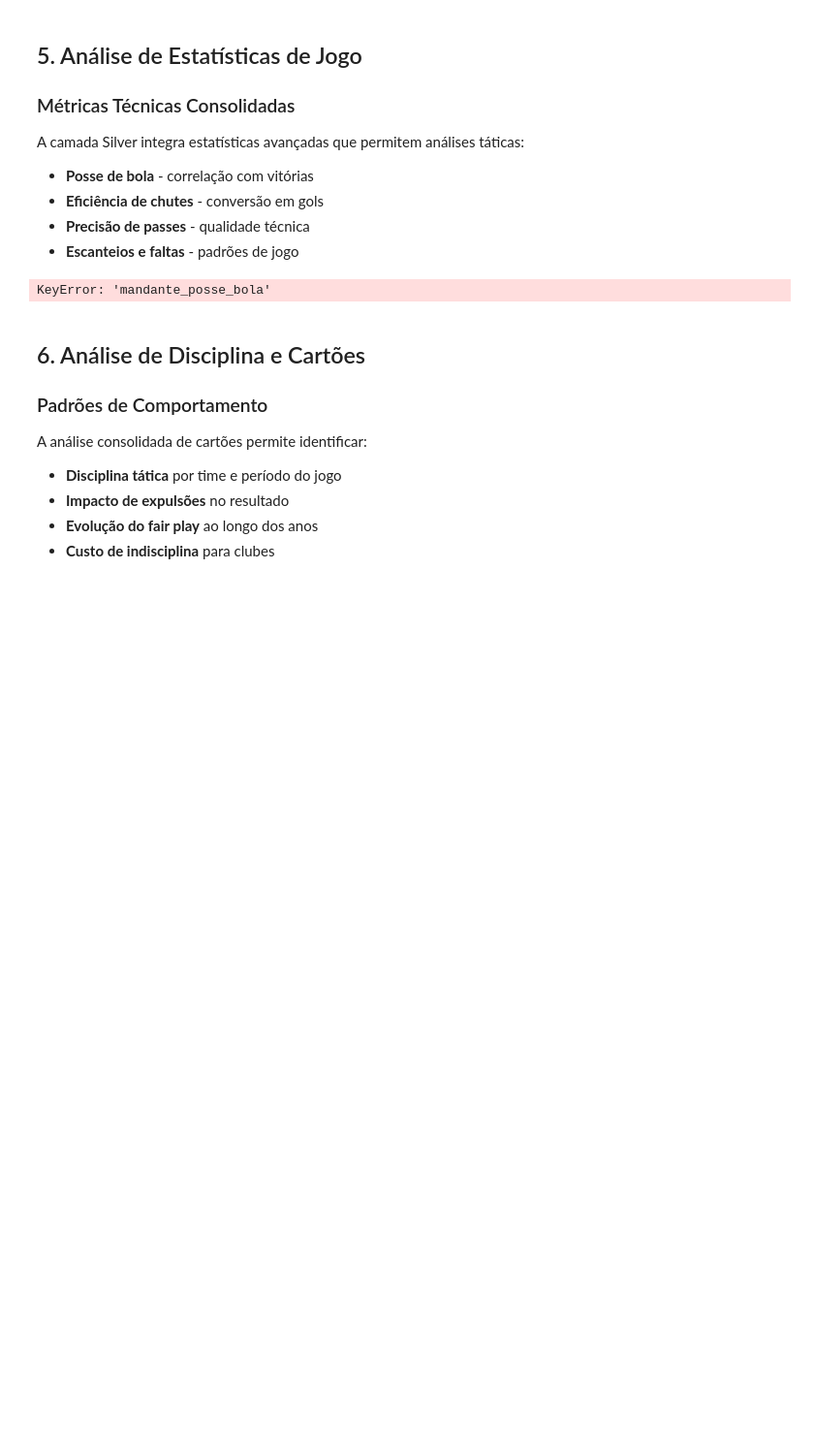
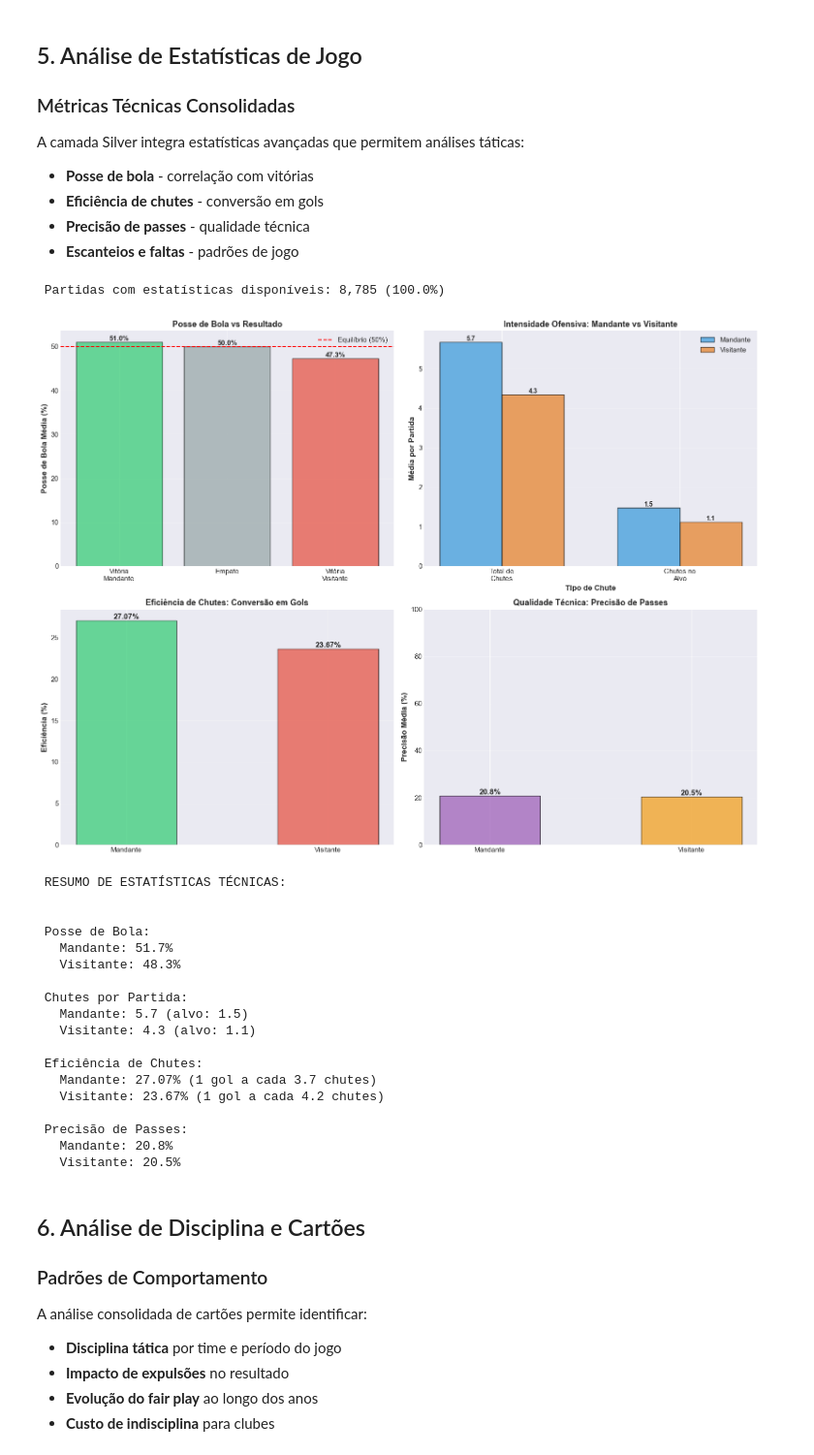
Before and after one commit to Nicollaxs/Campeonato-Brasileiro-de-futebol, a Jupyter notebook: Data Layer/silver/analytics.ipynb, the cells around one changed output. Shown at 97% size. Saved outputs shown, nothing was run; the diff lists cells and outputs as text; code cells hidden in the pictures; blank space fills up the shorter version.

```diff
--- a/Data Layer/silver/analytics.ipynb
+++ b/Data Layer/silver/analytics.ipynb
@@ -586,31 +676,34 @@ A camada Silver integra estatísticas avançadas que permitem análises táticas
 - **Precisão de passes** - qualidade técnica
 - **Escanteios e faltas** - padrões de jogo
 # %%
-# Filtrar partidas com estatísticas disponíveis
-df_stats = df[(df['mandante_posse_bola'].notna()) & (df['mandante_chutes'].notna())].copy()
+import matplotlib.pyplot as plt
+import numpy as np
+
+# 1. Filtrar partidas (Corrigido para 'mandante_posse_de_bola')
+df_stats = df[(df['mandante_posse_de_bola'].notna()) & (df['mandante_chutes'].notna())].copy()
 
 print(f" Partidas com estatísticas disponíveis: {len(df_stats):,} ({len(df_stats)/len(df)*100:.1f}%)")
 
-# Análise de posse de bola vs resultado
+# 2. Análise de posse (Corrigido para ter '_de_')
 df_stats['posse_vencedor'] = df_stats.apply(
-    lambda row: row['mandante_posse_bola'] if row['tipo_resultado'] == 'Vitória Mandante'
-                else row['visitante_posse_bola'] if row['tipo_resultado'] == 'Vitória Visitante'
-                else (row['mandante_posse_bola'] + row['visitante_posse_bola']) / 2,
+    lambda row: row['mandante_posse_de_bola'] if row['tipo_resultado'] == 'Vitória Mandante'
+                else row['visitante_posse_de_bola'] if row['tipo_resultado'] == 'Vitória Visitante'
+                else (row['mandante_posse_de_bola'] + row['visitante_posse_de_bola']) / 2,
     axis=1
 )
 
-# Eficiência de chutes
+# 3. Eficiência de chutes
 df_stats['eficiencia_chutes_mandante'] = (df_stats['mandante_placar'] / df_stats['mandante_chutes'] * 100).fillna(0)
 df_stats['eficiencia_chutes_visitante'] = (df_stats['visitante_placar'] / df_stats['visitante_chutes'] * 100).fillna(0)
 
-# Estatísticas médias
+# 4. Estatísticas médias (Corrigido nomes de posse e chutes no alvo)
 medias_gerais = {
-    'Posse Mandante': df_stats['mandante_posse_bola'].mean(),
-    'Posse Visitante': df_stats['visitante_posse_bola'].mean(),
+    'Posse Mandante': df_stats['mandante_posse_de_bola'].mean(),
+    'Posse Visitante': df_stats['visitante_posse_de_bola'].mean(),
     'Chutes Mandante': df_stats['mandante_chutes'].mean(),
     'Chutes Visitante': df_stats['visitante_chutes'].mean(),
-    'Chutes Alvo Mandante': df_stats['mandante_chutes_alvo'].mean(),
-    'Chutes Alvo Visitante': df_stats['visitante_chutes_alvo'].mean(),
+    'Chutes Alvo Mandante': df_stats['mandante_chutes_no_alvo'].mean(),
+    'Chutes Alvo Visitante': df_stats['visitante_chutes_no_alvo'].mean(),
     'Precisão Passes Mandante': df_stats['mandante_precisao_passes'].mean(),
     'Precisão Passes Visitante': df_stats['visitante_precisao_passes'].mean()
 }
@@ -618,16 +711,16 @@ medias_gerais = {
 # Visualizações
 fig, axes = plt.subplots(2, 2, figsize=(16, 12))
 
-# 1. Posse de bola por tipo de resultado
+# Gráfico 1: Posse de bola
 tipos_resultado = ['Vitória Mandante', 'Empate', 'Vitória Visitante']
 posse_por_resultado = []
 for tipo in tipos_resultado:
     if tipo == 'Vitória Mandante':
-        posse = df_stats[df_stats['tipo_resultado'] == tipo]['mandante_posse_bola'].mean()
+        posse = df_stats[df_stats['tipo_resultado'] == tipo]['mandante_posse_de_bola'].mean()
     elif tipo == 'Vitória Visitante':
-        posse = df_stats[df_stats['tipo_resultado'] == tipo]['visitante_posse_bola'].mean()
+        posse = df_stats[df_stats['tipo_resultado'] == tipo]['visitante_posse_de_bola'].mean()
     else:
-        posse = df_stats[df_stats['tipo_resultado'] == tipo][['mandante_posse_bola', 'visitante_posse_bola']].mean().mean()
+        posse = df_stats[df_stats['tipo_resultado'] == tipo][['mandante_posse_de_bola', 'visitante_posse_de_bola']].mean().mean()
     posse_por_resultado.append(posse)
 
 cores_resultado = ['#2ecc71', '#95a5a6', '#e74c3c']
@@ -635,7 +728,7 @@ bars1 = axes[0, 0].bar(range(len(tipos_resultado)), posse_por_resultado, color=c
 axes[0, 0].set_xticks(range(len(tipos_resultado)))
 axes[0, 0].set_xticklabels(['Vitória\nMandante', 'Empate', 'Vitória\nVisitante'])
 axes[0, 0].set_ylabel('Posse de Bola Média (%)', fontweight='bold')
-axes[0, 0].set_title('Posse de Bola vs Resultado: A Posse Define o Jogo?', fontweight='bold', fontsize=13)
+axes[0, 0].set_title('Posse de Bola vs Resultado', fontweight='bold', fontsize=13)
 axes[0, 0].grid(axis='y', alpha=0.3)
 axes[0, 0].axhline(y=50, color='red', linestyle='--', linewidth=1.5, label='Equilíbrio (50%)')
 axes[0, 0].legend()
@@ -645,10 +738,10 @@ for bar, valor in zip(bars1, posse_por_resultado):
     axes[0, 0].text(bar.get_x() + bar.get_width()/2., height,
                    f'{valor:.1f}%', ha='center', va='bottom', fontweight='bold', fontsize=11)
 
-# 2. Comparação de chutes mandante vs visitante
+# Gráfico 2: Comparação de chutes (Corrigido para 'chutes_no_alvo')
 categorias_chutes = ['Total de\nChutes', 'Chutes no\nAlvo']
-mandante_chutes = [df_stats['mandante_chutes'].mean(), df_stats['mandante_chutes_alvo'].mean()]
-visitante_chutes = [df_stats['visitante_chutes'].mean(), df_stats['visitante_chutes_alvo'].mean()]
+mandante_chutes = [df_stats['mandante_chutes'].mean(), df_stats['mandante_chutes_no_alvo'].mean()]
+visitante_chutes = [df_stats['visitante_chutes'].mean(), df_stats['visitante_chutes_no_alvo'].mean()]
 
 x_pos = np.arange(len(categorias_chutes))
 width = 0.35
@@ -670,7 +763,7 @@ for bars in [bars2, bars3]:
         axes[0, 1].text(bar.get_x() + bar.get_width()/2., height,
                        f'{height:.1f}', ha='center', va='bottom', fontweight='bold', fontsize=10)
 
-# 3. Eficiência de chutes (gols/chutes)
+# Gráfico 3: Eficiência
 efic_mandante = (df_stats['mandante_placar'].sum() / df_stats['mandante_chutes'].sum() * 100)
 efic_visitante = (df_stats['visitante_placar'].sum() / df_stats['visitante_chutes'].sum() * 100)
 
@@ -688,7 +781,7 @@ for bar, valor in zip(bars4, eficiencias):
     axes[1, 0].text(bar.get_x() + bar.get_width()/2., height,
                    f'{valor:.2f}%', ha='center', va='bottom', fontweight='bold', fontsize=12)
 
-# 4. Precisão de passes
+# Gráfico 4: Precisão de passes
 prec_mandante = df_stats['mandante_precisao_passes'].mean()
 prec_visitante = df_stats['visitante_precisao_passes'].mean()
 
@@ -698,36 +791,54 @@ precisoes = [prec_mandante, prec_visitante]
 bars5 = axes[1, 1].bar(categorias_passes, precisoes, color=['#9b59b6', '#f39c12'], edgecolor='black', alpha=0.7, width=0.5)
 axes[1, 1].set_ylabel('Precisão Média (%)', fontweight='bold')
 axes[1, 1].set_title('Qualidade Técnica: Precisão de Passes', fontweight='bold', fontsize=13)
 axes[1, 1].grid(axis='y', alpha=0.3)
 axes[1, 1].set_ylim([0, 100])
 
 for bar, valor in zip(bars5, precisoes):
     height = bar.get_height()
     axes[1, 1].text(bar.get_x() + bar.get_width()/2., height,
                    f'{valor:.1f}%', ha='center', va='bottom', fontweight='bold', fontsize=12)
 
 plt.tight_layout()
 plt.show()
 
-print("\n⚽ RESUMO DE ESTATÍSTICAS TÉCNICAS: \n")
-
+print("\n RESUMO DE ESTATÍSTICAS TÉCNICAS: \n")
 print(f"\n Posse de Bola:")
 print(f"   Mandante: {medias_gerais['Posse Mandante']:.1f}%")
 print(f"   Visitante: {medias_gerais['Posse Visitante']:.1f}%")
 
 print(f"\n Chutes por Partida:")
 print(f"   Mandante: {medias_gerais['Chutes Mandante']:.1f} (alvo: {medias_gerais['Chutes Alvo Mandante']:.1f})")
 print(f"   Visitante: {medias_gerais['Chutes Visitante']:.1f} (alvo: {medias_gerais['Chutes Alvo Visitante']:.1f})")
 
 print(f"\n Eficiência de Chutes:")
 print(f"   Mandante: {efic_mandante:.2f}% (1 gol a cada {100/efic_mandante:.1f} chutes)")
 print(f"   Visitante: {efic_visitante:.2f}% (1 gol a cada {100/efic_visitante:.1f} chutes)")
 
 print(f"\n Precisão de Passes:")
 print(f"   Mandante: {medias_gerais['Precisão Passes Mandante']:.1f}%")
 print(f"   Visitante: {medias_gerais['Precisão Passes Visitante']:.1f}%")
 # %% [output]
-KeyError: 'mandante_posse_bola'
+ Partidas com estatísticas disponíveis: 8,785 (100.0%)
+[figure, added]
+ RESUMO DE ESTATÍSTICAS TÉCNICAS:
+
+
+ Posse de Bola:
+   Mandante: 51.7%
+   Visitante: 48.3%
+
+ Chutes por Partida:
+   Mandante: 5.7 (alvo: 1.5)
+   Visitante: 4.3 (alvo: 1.1)
+
+ Eficiência de Chutes:
+   Mandante: 27.07% (1 gol a cada 3.7 chutes)
+   Visitante: 23.67% (1 gol a cada 4.2 chutes)
+
+ Precisão de Passes:
+   Mandante: 20.8%
+   Visitante: 20.5%
 # %% [markdown]
 ## 6. Análise de Disciplina e Cartões
 
```
Also changed, not shown: parts of 4 cells of this notebook.
